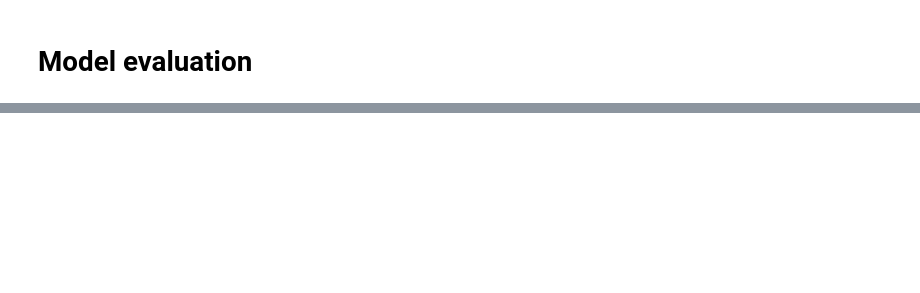
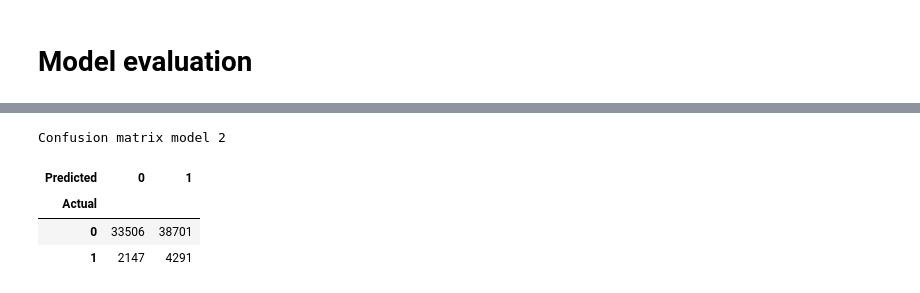
Before and after one commit to Dutchmick/loan_repayment_prediction, a Jupyter notebook: notebooks/Homecred - ML ensemble.ipynb, the cells around one changed output, grey strips where cells are left out. Saved outputs shown, nothing was run; the diff lists cells and outputs as text; code cells hidden in the pictures; blank space fills up the shorter version.

```diff
--- a/notebooks/Homecred - ML ensemble.ipynb
+++ b/notebooks/Homecred - ML ensemble.ipynb
@@ -394,0 +391,12 @@ print(classification_report(y_pred_train, y_train))
+# %%
+# Create confusion matrix
+print("Confusion matrix model 2")
+y_actual = pd.Series(y_test, name='Actual')
+y_predicted = pd.Series(y_pred_mod_2, name='Predicted')
+pd.crosstab(y_actual, y_predicted)
+# %% [output]
+Confusion matrix model 2
+| Predicted | 0 | 1 |
+| Actual |  |  |
+| 0 | 33506 | 38701 |
+| 1 | 2147 | 4291 |
```
Also changed, not shown: parts of 60 cells of this notebook, 2 other files.
